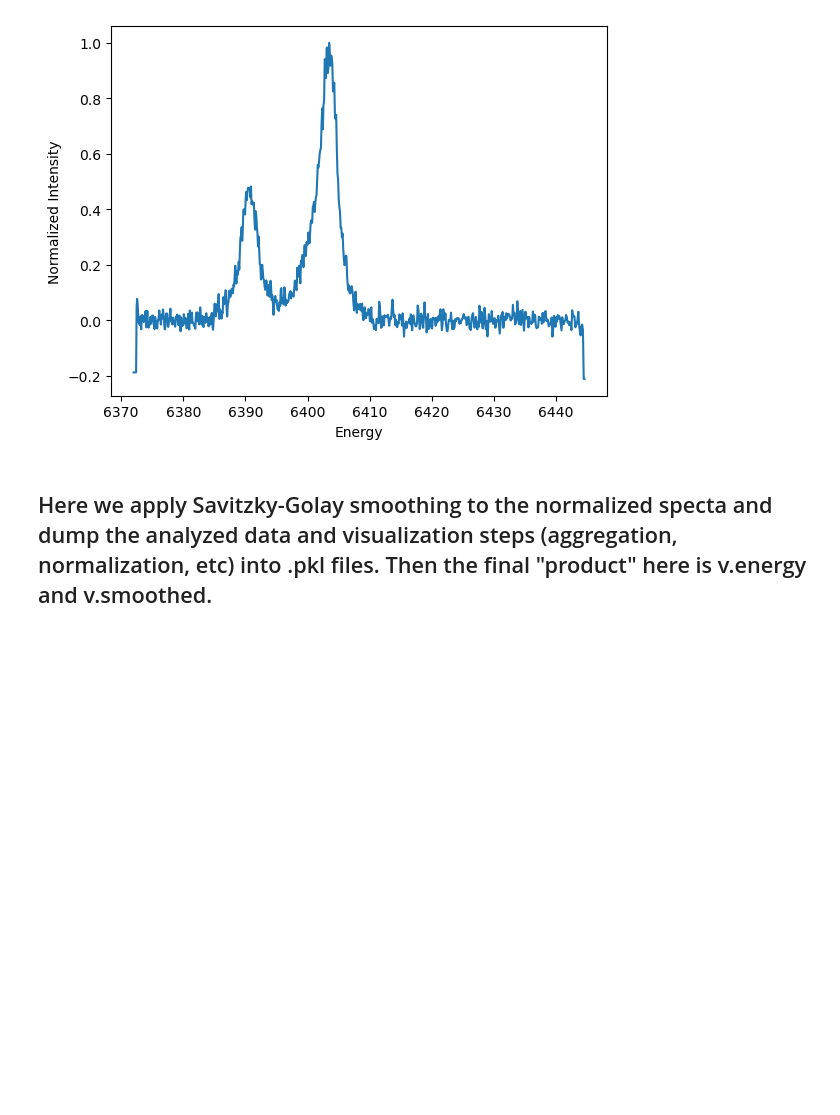
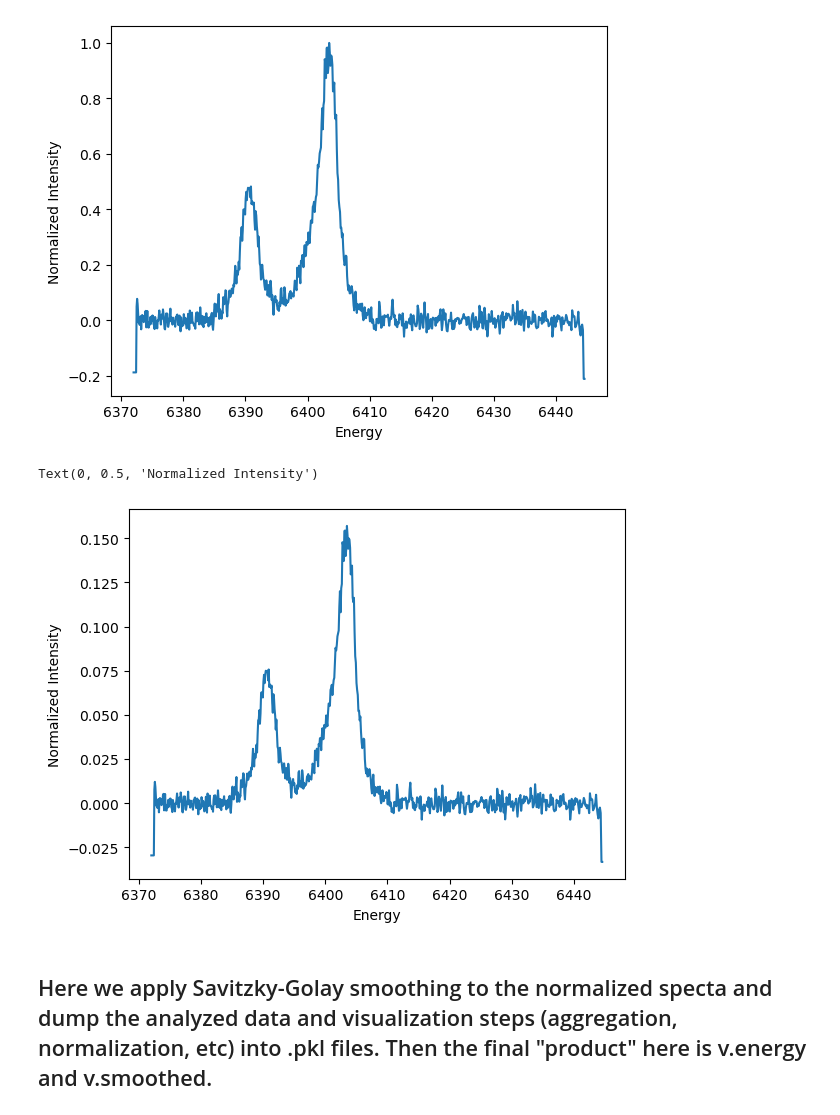
Before and after one commit to lg345/XSpect, a Jupyter notebook: XSpect_XES_mfxl1033223_CA.ipynb, the cells around one changed output. Cells and saved outputs as stored; diff of their text form; code cells hidden in the pictures; blank space fills up the shorter version.

```diff
--- a/XSpect_XES_mfxl1033223_CA.ipynb
+++ b/XSpect_XES_mfxl1033223_CA.ipynb
@@ -140,6 +141,15 @@ print(xes.first_moment,xes.fwhm)
 # %% [output]
 6402.891129764138 3.7120191764253496
 [figure]
+# %%
+#Normalizes spectrum to make the area under in specified range equal to unity
+v.normalize_spectrum(6386,6418)
+plt.plot(v.energy,v.normalized)
+plt.xlabel('Energy')
+plt.ylabel('Normalized Intensity')
+# %% [output]
+Text(0, 0.5, 'Normalized Intensity')
+[figure, added]
 # %% [markdown]
 ## Here we apply Savitzky-Golay smoothing to the normalized specta and dump the analyzed data and visualization steps (aggregation, normalization, etc) into .pkl files. Then the final "product" here is v.energy and v.smoothed.
 # %%
```
Also changed, not shown: parts of 17 cells of this notebook.
